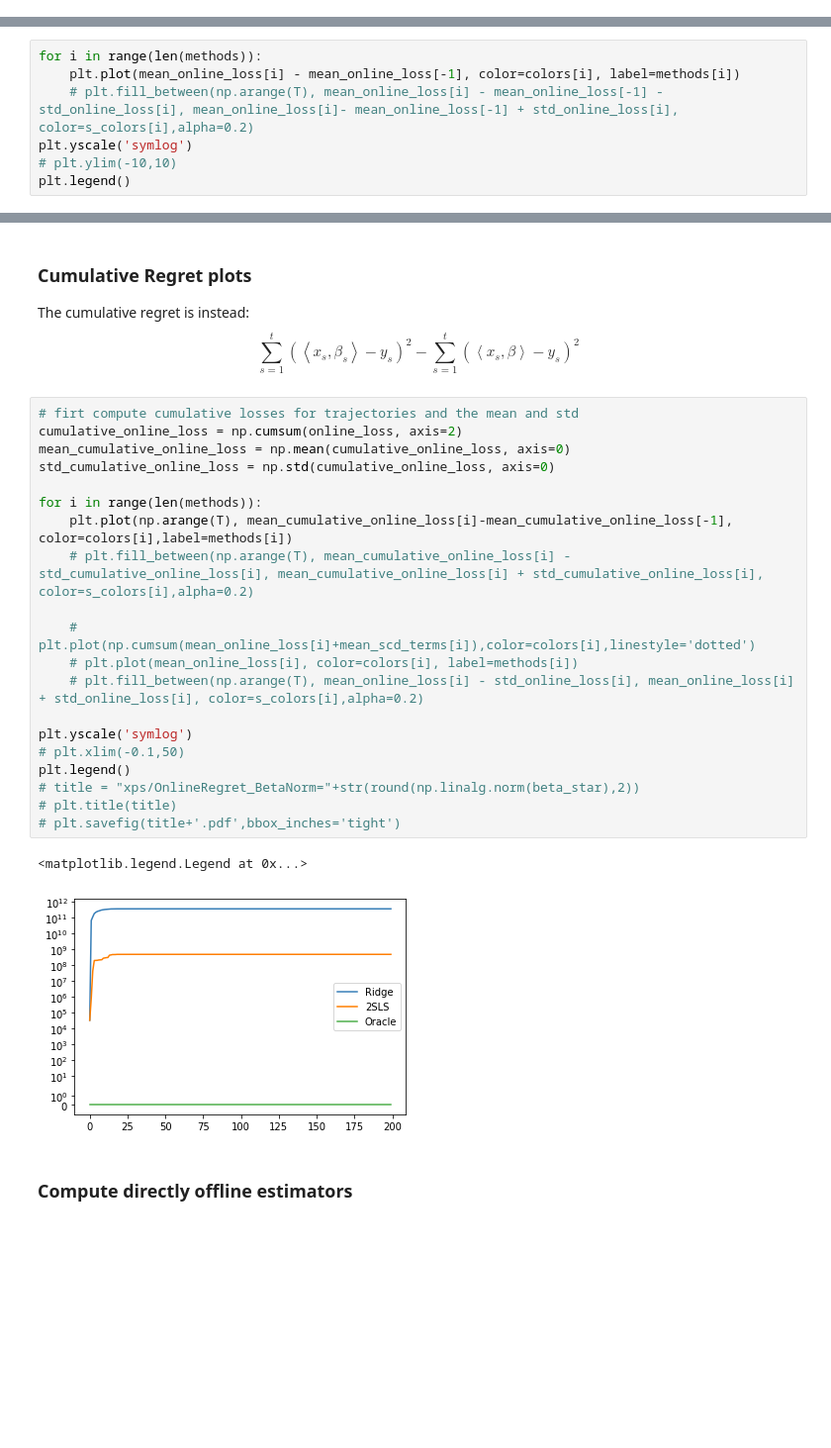
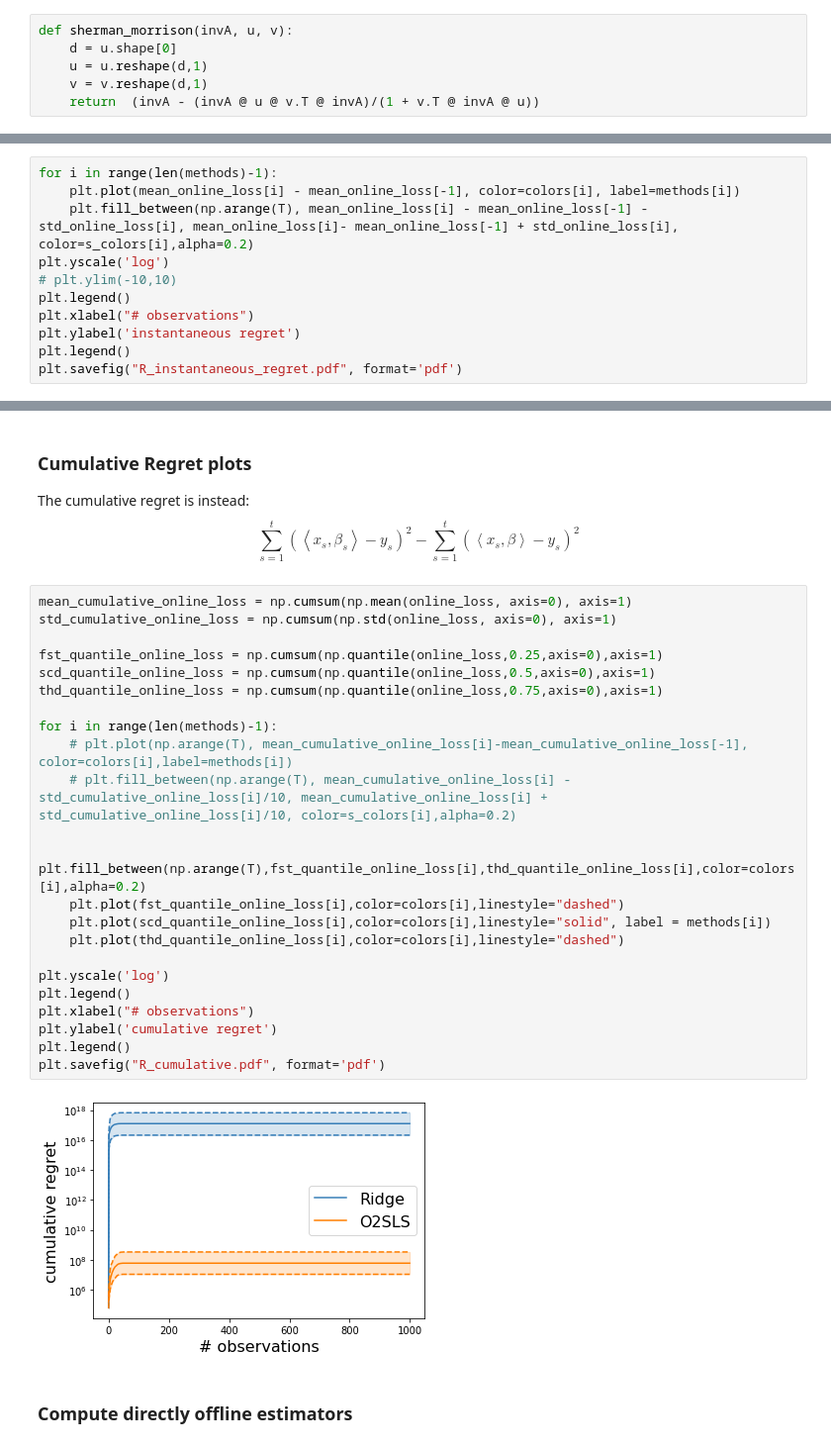
Before and after one commit to riccardodv/O2SLS-and-OFUL-IV, a Jupyter notebook: 2SLSOnlineRegression.ipynb, the cells around one changed output, grey strips where cells are left out. Shown: that part at 99% size. Cells and saved outputs as stored; diff of their text form; blank space fills up the shorter version.

```diff
--- a/2SLSOnlineRegression.ipynb
+++ b/2SLSOnlineRegression.ipynb
@@ -17,5 +17,11 @@ import matplotlib.pyplot as plt
 
 colors = ['#377eb8', '#ff7f00', '#4daf4a','#f781bf', '#a65628', '#984ea3','#999999', '#e41a1c', '#dede00']
 s_colors = ['#377eb8', '#ff7f00', '#4daf4a','#f781bf', '#a65628', '#984ea3','#999999', '#e41a1c', '#dede00']
+# %%
+def sherman_morrison(invA, u, v):
+    d = u.shape[0]
+    u = u.reshape(d,1)
+    v = v.reshape(d,1)
+    return  (invA - (invA @ u @ v.T @ invA)/(1 + v.T @ invA @ u))
 # %%
 ## PARAMETERS
@@ -232,10 +228,14 @@ plt.savefig("IV_online_reg.pdf", format='pdf')
 We can also plot the difference with the ground truth estimator $\left( \left\langle x_t, \beta_t\right\rangle - y_t \right)^2 - \left( \left\langle x_t, \beta \right\rangle - y_t \right)^2
 $
 # %%
-for i in range(len(methods)):
+for i in range(len(methods)-1):
     plt.plot(mean_online_loss[i] - mean_online_loss[-1], color=colors[i], label=methods[i])
-    # plt.fill_between(np.arange(T), mean_online_loss[i] - mean_online_loss[-1] - std_online_loss[i], mean_online_loss[i]- mean_online_loss[-1] + std_online_loss[i], color=s_colors[i],alpha=0.2)
-plt.yscale('symlog')
+    plt.fill_between(np.arange(T), mean_online_loss[i] - mean_online_loss[-1] - std_online_loss[i], mean_online_loss[i]- mean_online_loss[-1] + std_online_loss[i], color=s_colors[i],alpha=0.2)
+plt.yscale('log')
 # plt.ylim(-10,10)
 plt.legend()
+plt.xlabel("# observations")
+plt.ylabel('instantaneous regret')
+plt.legend()
+plt.savefig("R_instantaneous_regret.pdf", format='pdf')
 # %% [output]
@@ -249,28 +248,30 @@ $$
     \sum_{s=1}^t \left( \left\langle x_s, \beta_s\right\rangle - y_s \right)^2 - \sum_{s=1}^t \left( \left\langle x_s, \beta \right\rangle - y_s \right)^2
 $$
 # %%
-# firt compute cumulative losses for trajectories and the mean and std
-cumulative_online_loss = np.cumsum(online_loss, axis=2)
-mean_cumulative_online_loss = np.mean(cumulative_online_loss, axis=0)
-std_cumulative_online_loss = np.std(cumulative_online_loss, axis=0)
+mean_cumulative_online_loss = np.cumsum(np.mean(online_loss, axis=0), axis=1)
+std_cumulative_online_loss = np.cumsum(np.std(online_loss, axis=0), axis=1)
 
-for i in range(len(methods)):
-    plt.plot(np.arange(T), mean_cumulative_online_loss[i]-mean_cumulative_online_loss[-1], color=colors[i],label=methods[i])
-    # plt.fill_between(np.arange(T), mean_cumulative_online_loss[i] - std_cumulative_online_loss[i], mean_cumulative_online_loss[i] + std_cumulative_online_loss[i], color=s_colors[i],alpha=0.2)
+fst_quantile_online_loss = np.cumsum(np.quantile(online_loss,0.25,axis=0),axis=1)
+scd_quantile_online_loss = np.cumsum(np.quantile(online_loss,0.5,axis=0),axis=1)
+thd_quantile_online_loss = np.cumsum(np.quantile(online_loss,0.75,axis=0),axis=1)
 
-    # plt.plot(np.cumsum(mean_online_loss[i]+mean_scd_terms[i]),color=colors[i],linestyle='dotted')
-    # plt.plot(mean_online_loss[i], color=colors[i], label=methods[i])
-    # plt.fill_between(np.arange(T), mean_online_loss[i] - std_online_loss[i], mean_online_loss[i] + std_online_loss[i], color=s_colors[i],alpha=0.2)
+for i in range(len(methods)-1):
+    # plt.plot(np.arange(T), mean_cumulative_online_loss[i]-mean_cumulative_online_loss[-1], color=colors[i],label=methods[i])
+    # plt.fill_between(np.arange(T), mean_cumulative_online_loss[i] - std_cumulative_online_loss[i]/10, mean_cumulative_online_loss[i] + std_cumulative_online_loss[i]/10, color=s_colors[i],alpha=0.2)
 
-plt.yscale('symlog')
-# plt.xlim(-0.1,50)
+    plt.fill_between(np.arange(T),fst_quantile_online_loss[i],thd_quantile_online_loss[i],color=colors[i],alpha=0.2)
+    plt.plot(fst_quantile_online_loss[i],color=colors[i],linestyle="dashed")
+    plt.plot(scd_quantile_online_loss[i],color=colors[i],linestyle="solid", label = methods[i])
+    plt.plot(thd_quantile_online_loss[i],color=colors[i],linestyle="dashed")
+
+plt.yscale('log')
 plt.legend()
-# title = "xps/OnlineRegret_BetaNorm="+str(round(np.linalg.norm(beta_star),2))
-# plt.title(title)
-# plt.savefig(title+'.pdf',bbox_inches='tight')
+plt.xlabel("# observations")
+plt.ylabel('cumulative regret')
+plt.legend()
+plt.savefig("R_cumulative.pdf", format='pdf')
 # %% [output]
-<matplotlib.legend.Legend at 0x...>
-[figure, old version]
+[figure, new version]
 # %% [markdown]
 ### Compute directly offline estimators
 # %%
```
Also changed, not shown: parts of 12 cells of this notebook, 1 other file.
